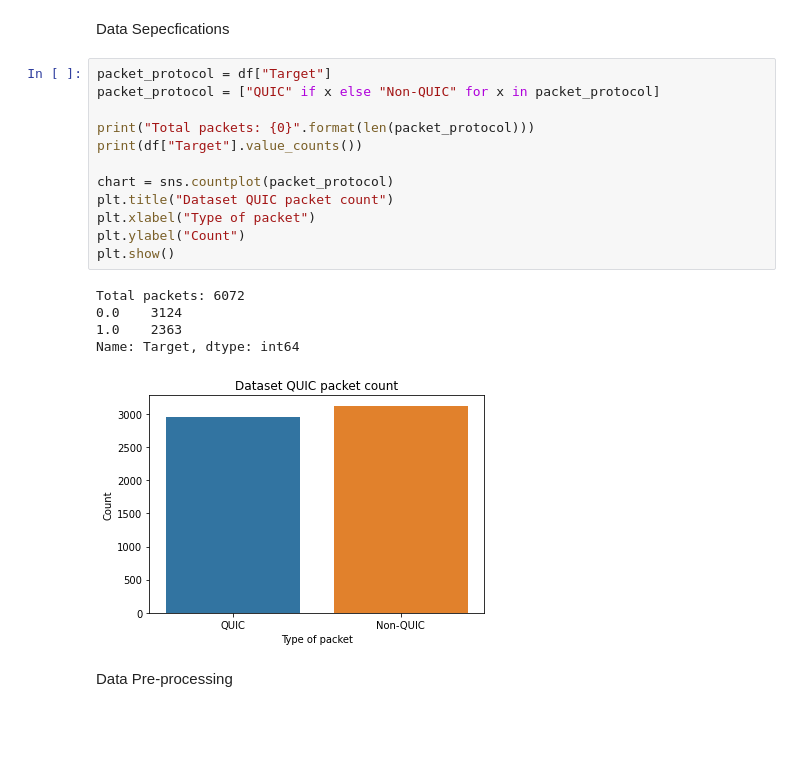
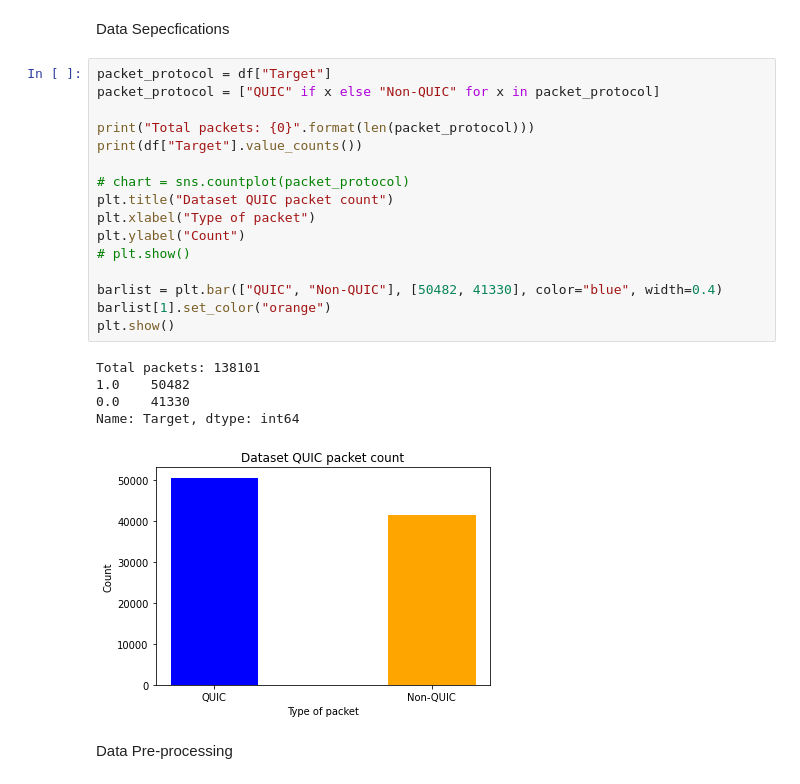
Before and after one commit to muteebakram/quic-flow-classifer, a Jupyter notebook: quic-flow-classifier.ipynb, the cells around one changed output. Saved outputs shown, nothing was run; the diff lists cells and outputs as text; blank space fills up the shorter version.

Commit message:
Final dataset trained models, demo scripts, images

```diff
--- a/quic-flow-classifier.ipynb
+++ b/quic-flow-classifier.ipynb
@@ -43,21 +43,25 @@ Data Sepecfications
 # %%
 packet_protocol = df["Target"]
 packet_protocol = ["QUIC" if x else "Non-QUIC" for x in packet_protocol]
 
 print("Total packets: {0}".format(len(packet_protocol)))
 print(df["Target"].value_counts())
 
-chart = sns.countplot(packet_protocol)
+# chart = sns.countplot(packet_protocol)
 plt.title("Dataset QUIC packet count")
 plt.xlabel("Type of packet")
 plt.ylabel("Count")
+# plt.show()
+
+barlist = plt.bar(["QUIC", "Non-QUIC"], [50482, 41330], color="blue", width=0.4)
+barlist[1].set_color("orange")
 plt.show()
 # %% [output]
-Total packets: 6072
-0.0    3124
-1.0    2363
+Total packets: 138101
+1.0    50482
+0.0    41330
 Name: Target, dtype: int64
-[figure, old version]
+[figure, new version]
 # %% [markdown]
 Data Pre-processing
 # %%
```
Also changed, not shown: parts of 17 cells of this notebook, 13 other files.
